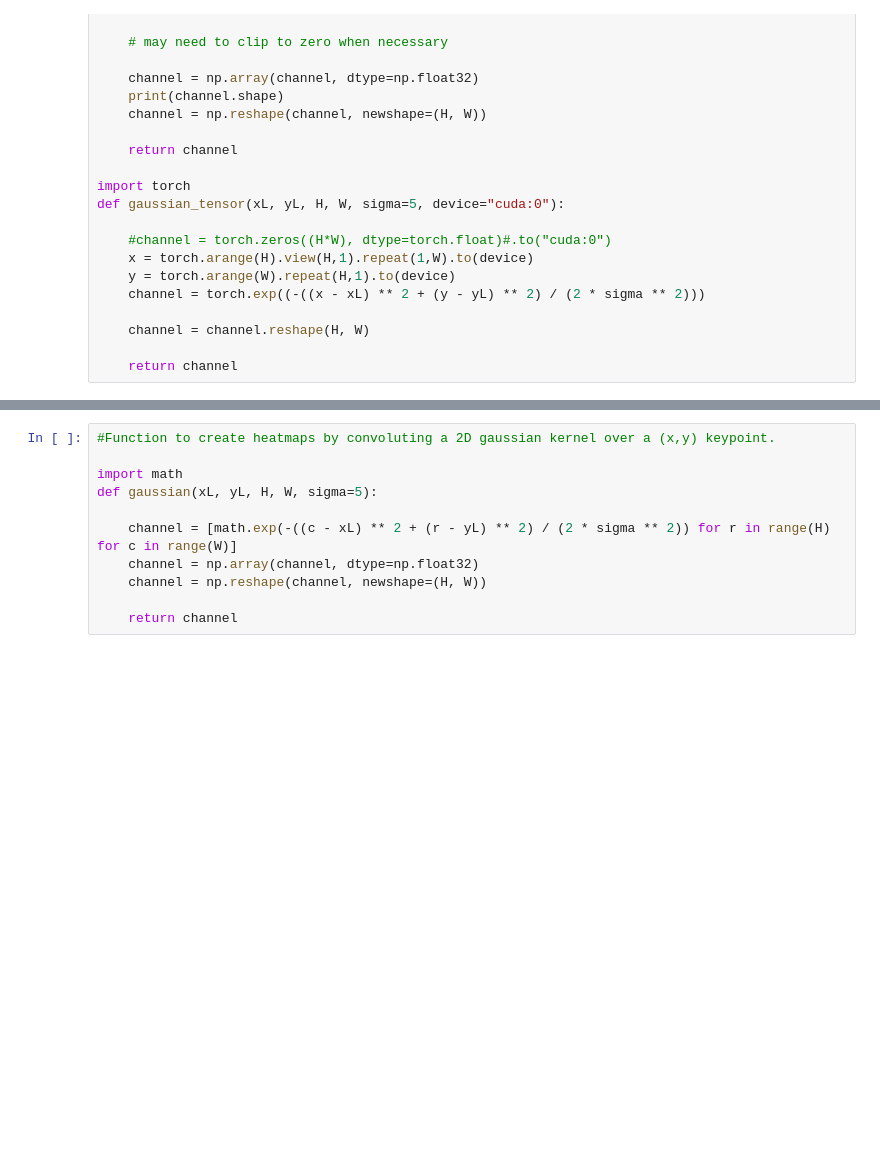
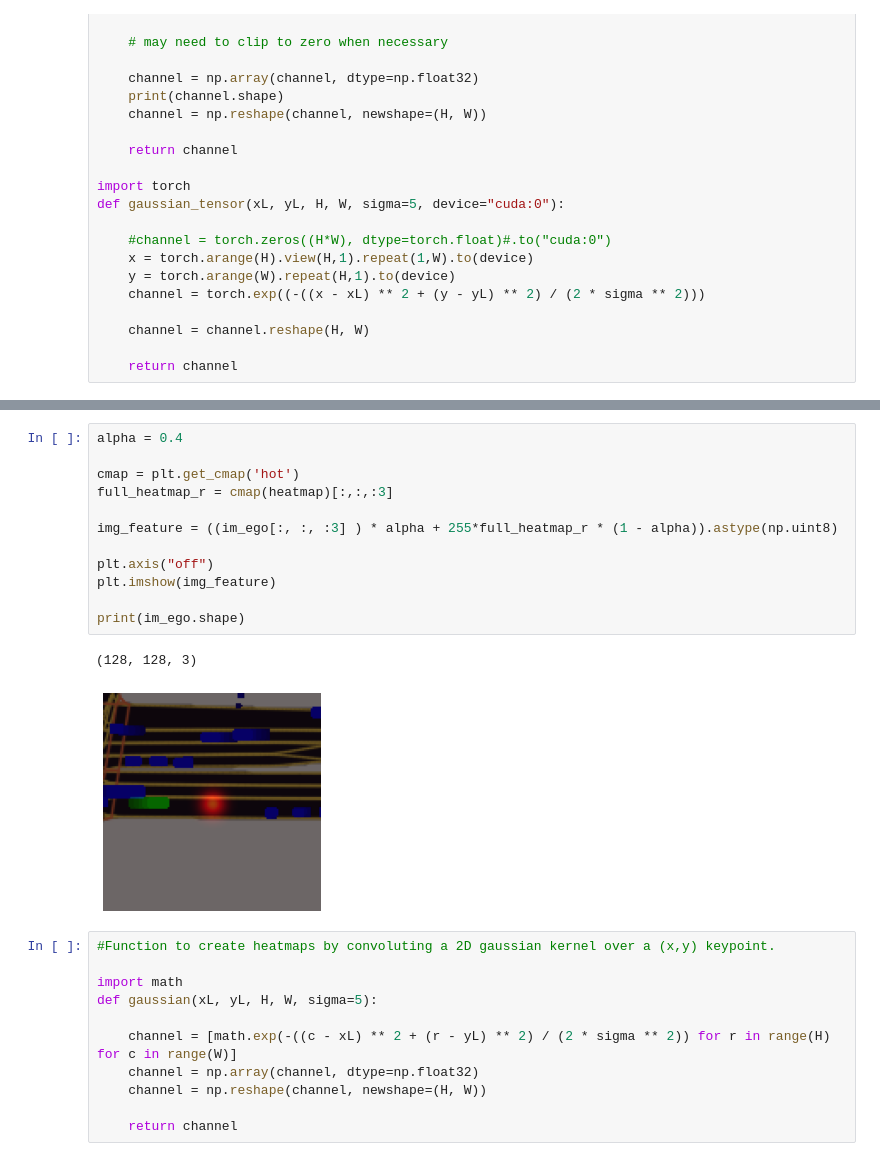
Before and after one commit to LiuHaolan/l5kit, a Jupyter notebook: viz_notebook/goal_stats.ipynb, the cells around one changed output, grey strips where cells are left out. Drawn from its saved outputs; the diff is of its cells as text; blank space fills up the shorter version.

```diff
--- a/viz_notebook/goal_stats.ipynb
+++ b/viz_notebook/goal_stats.ipynb
@@ -426,3 +491,18 @@ print(time()-start)
+# %%
+alpha = 0.4
+
+cmap = plt.get_cmap('hot')
+full_heatmap_r = cmap(heatmap)[:,:,:3]
+
+img_feature = ((im_ego[:, :, :3] ) * alpha + 255*full_heatmap_r * (1 - alpha)).astype(np.uint8)
+
+plt.axis("off")
+plt.imshow(img_feature)
+
+print(im_ego.shape)
+# %% [output]
+(128, 128, 3)
+[figure, added]
 # %%
 #Function to create heatmaps by convoluting a 2D gaussian kernel over a (x,y) keypoint.
 
```
Also changed, not shown: parts of 7 cells of this notebook, 16 other files.
